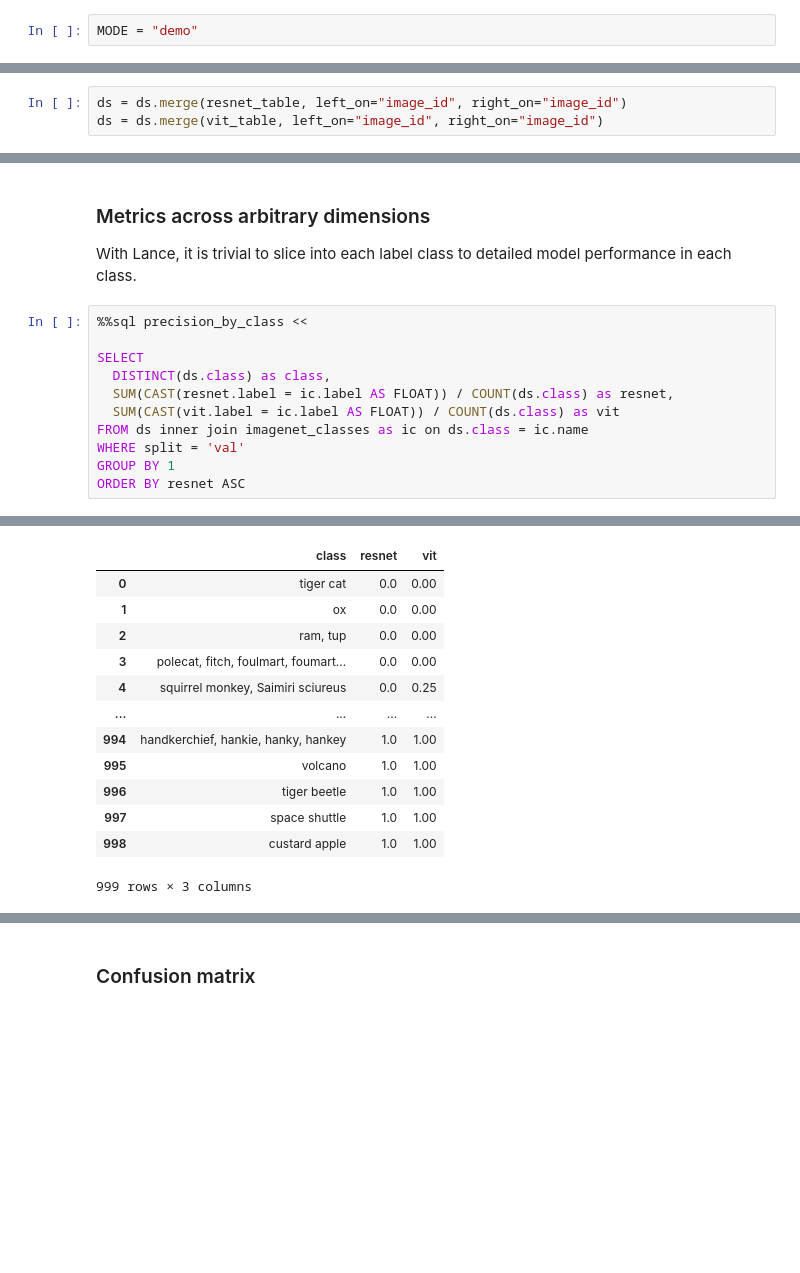
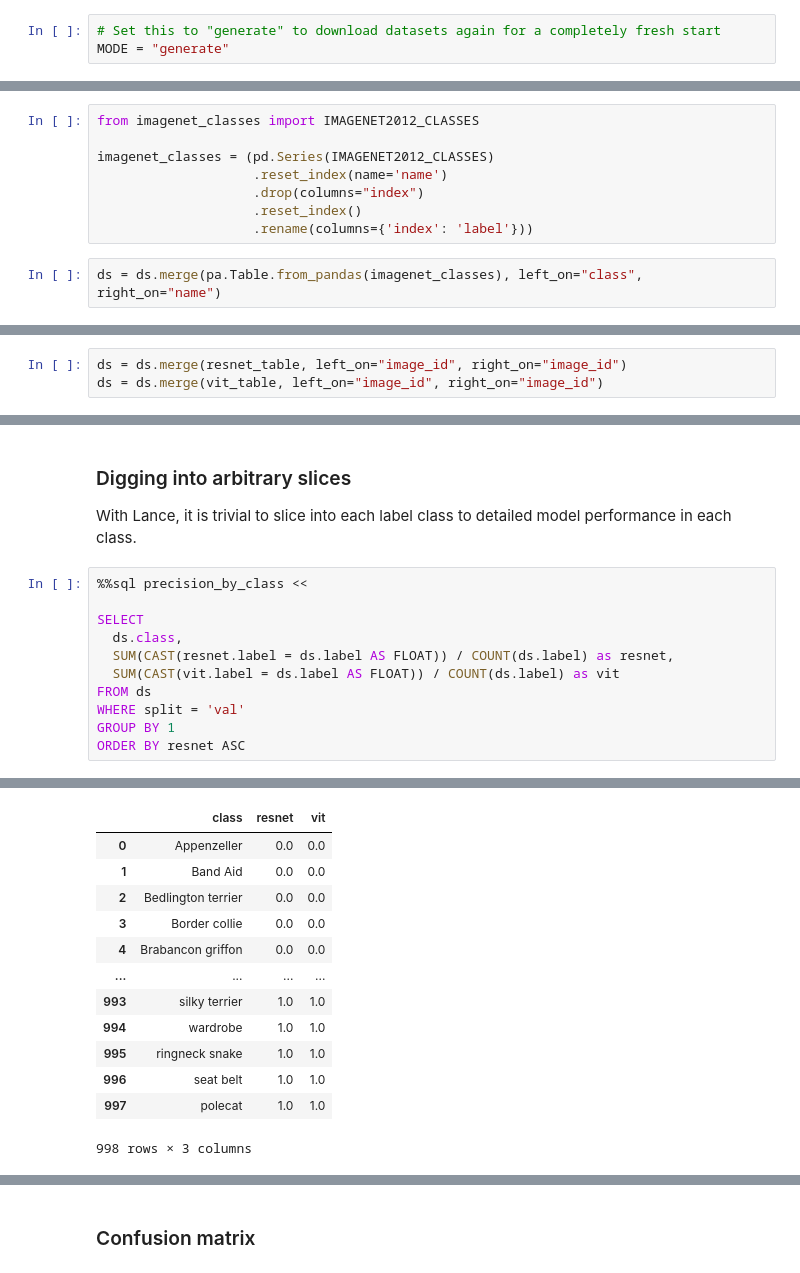
Before and after one commit to gsajko/lance, a Jupyter notebook: python/notebooks/imagenet.ipynb, the cells around one changed output, grey strips where cells are left out. Saved outputs shown, nothing was run; the diff lists cells and outputs as text; blank space fills up the shorter version.

```diff
--- a/python/notebooks/imagenet.ipynb
+++ b/python/notebooks/imagenet.ipynb
@@ -20,5 +22,6 @@ import pyarrow as pa
 # %% [output]
 {'preload_extensions': ['lance'], 'config': {'allow_unsigned_extensions': True}}
 # %%
-MODE = "demo"
+# Set this to "generate" to download datasets again for a completely fresh start
+MODE = "generate"
 # %%
@@ -49 +56,11 @@ ds = lance.dataset(uri)
+# %%
+from imagenet_classes import IMAGENET2012_CLASSES
+
+imagenet_classes = (pd.Series(IMAGENET2012_CLASSES)
+                    .reset_index(name='name')
+                    .drop(columns="index")
+                    .reset_index()
+                    .rename(columns={'index': 'label'}))
+# %%
+ds = ds.merge(pa.Table.from_pandas(imagenet_classes), left_on="class", right_on="name")
 # %% [markdown]
@@ -263,15 +292,15 @@ precision.T.rename(columns={0: 'precision'}).squeeze().plot.bar()
 # %% [markdown]
-### Metrics across arbitrary dimensions
+### Digging into arbitrary slices
 
 With Lance, it is trivial to slice into each label class to detailed model performance in each class.
 # %%
 %%sql precision_by_class <<
 
 SELECT
-  DISTINCT(ds.class) as class,
-  SUM(CAST(resnet.label = ic.label AS FLOAT)) / COUNT(ds.class) as resnet,
-  SUM(CAST(vit.label = ic.label AS FLOAT)) / COUNT(ds.class) as vit
-FROM ds inner join imagenet_classes as ic on ds.class = ic.name
+  ds.class,
+  SUM(CAST(resnet.label = ds.label AS FLOAT)) / COUNT(ds.label) as resnet,
+  SUM(CAST(vit.label = ds.label AS FLOAT)) / COUNT(ds.label) as vit
+FROM ds
 WHERE split = 'val'
 GROUP BY 1
 ORDER BY resnet ASC
@@ -280,16 +309,16 @@ Took 0.024695396423339844
 |  | class | resnet | vit |
-| 0 | tiger cat | 0.0 | 0.00 |
-| 1 | ox | 0.0 | 0.00 |
-| 2 | ram, tup | 0.0 | 0.00 |
-| 3 | polecat, fitch, foulmart, foumart... | 0.0 | 0.00 |
-| 4 | squirrel monkey, Saimiri sciureus | 0.0 | 0.25 |
+| 0 | Appenzeller | 0.0 | 0.0 |
+| 1 | Band Aid | 0.0 | 0.0 |
+| 2 | Bedlington terrier | 0.0 | 0.0 |
+| 3 | Border collie | 0.0 | 0.0 |
+| 4 | Brabancon griffon | 0.0 | 0.0 |
 | ... | ... | ... | ... |
-| 994 | handkerchief, hankie, hanky, hankey | 1.0 | 1.00 |
-| 995 | volcano | 1.0 | 1.00 |
-| 996 | tiger beetle | 1.0 | 1.00 |
-| 997 | space shuttle | 1.0 | 1.00 |
-| 998 | custard apple | 1.0 | 1.00 |
+| 993 | silky terrier | 1.0 | 1.0 |
+| 994 | wardrobe | 1.0 | 1.0 |
+| 995 | ringneck snake | 1.0 | 1.0 |
+| 996 | seat belt | 1.0 | 1.0 |
+| 997 | polecat | 1.0 | 1.0 |
-999 rows × 3 columns
+998 rows × 3 columns
 # %%
 precision_by_class.head(10).set_index('class').plot.bar(figsize=(20,10))
 # %% [output]
```
Also changed, not shown: parts of 53 cells of this notebook.
